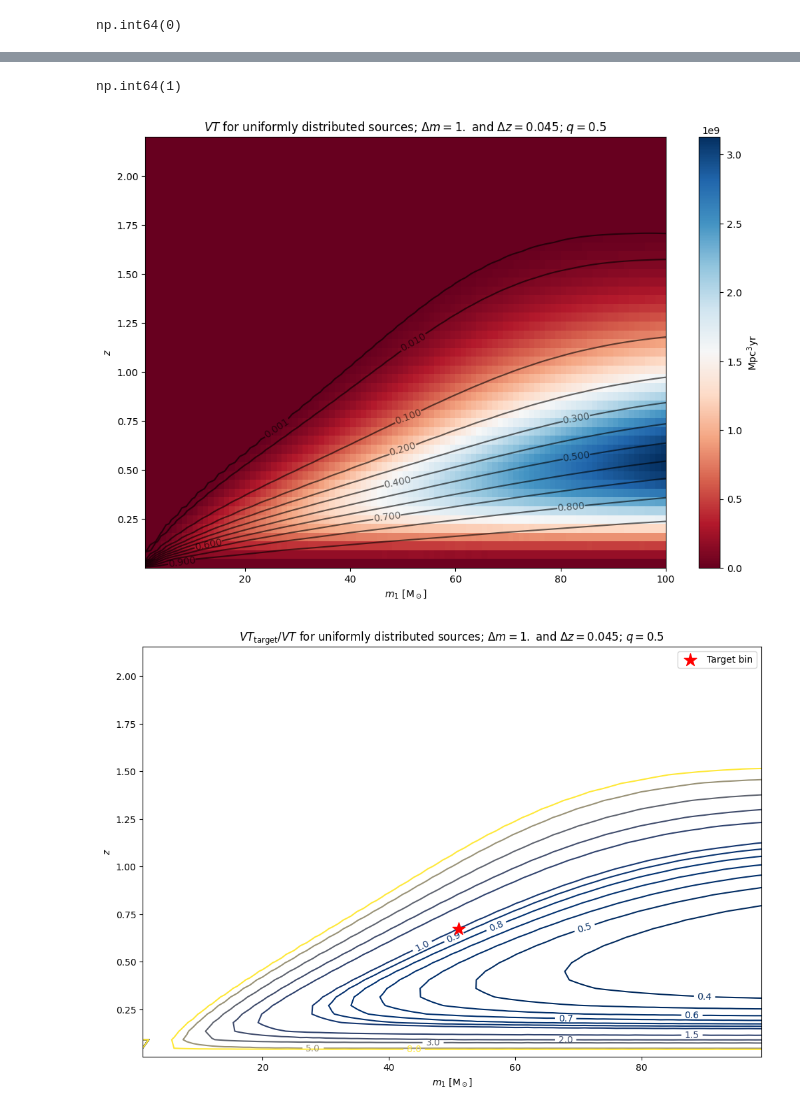
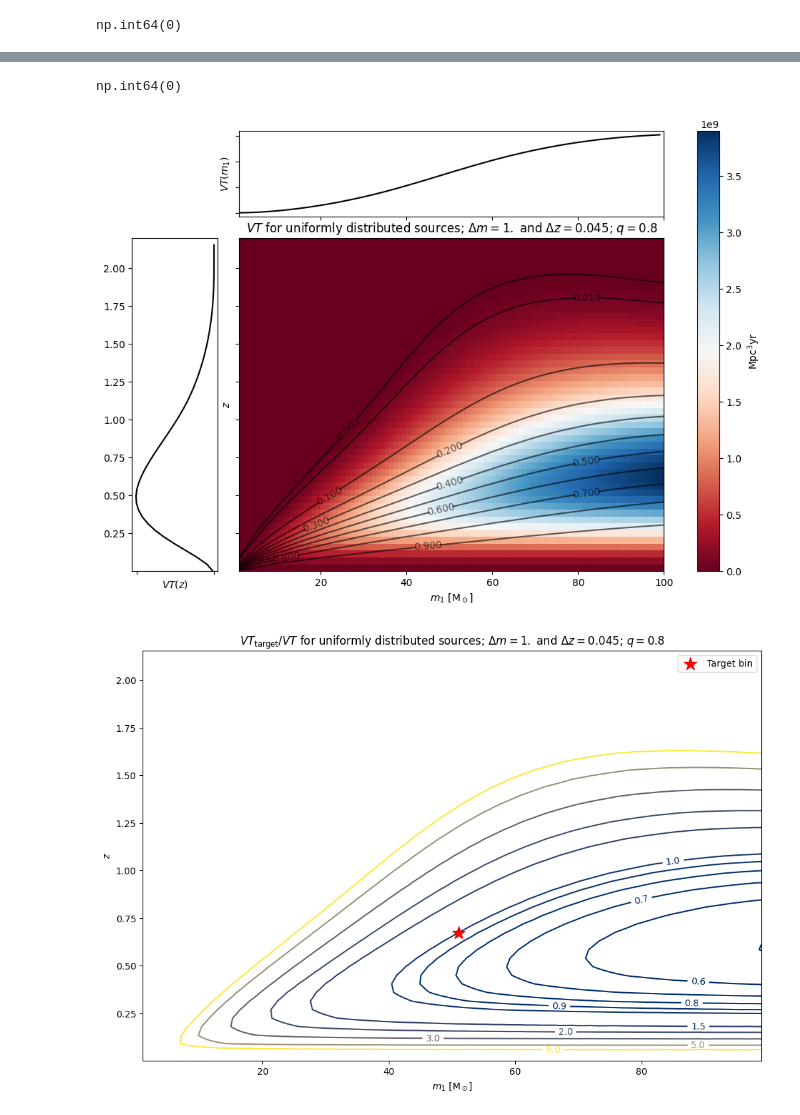
Before and after one commit to F3Solid/master_thesis, a Jupyter notebook: p_det_q.ipynb, the cells around one changed output, grey strips where cells are left out. Drawn from its saved outputs; the diff is of its cells as text; code cells hidden in the pictures.

```diff
--- a/p_det_q.ipynb
+++ b/p_det_q.ipynb
@@ -45,7 +61,7 @@ iLIGOShot
 iLIGOThermal
 # %%
 m1_min, m1_max, m1_len = 1, 100, 100
-q = 0.5 # m2 / m1, with m2 <= m1. Below q = 0.3 plots become a bit messy
+q = 0.8 # m2 / m1, with m2 <= m1. Below q = 0.3 plots become a bit messy
 z_min, z_max, z_len = 1e-4, 2.2, 50
 m1 = np.linspace(1, 100, m1_len)
 m2 = m1 * q
@@ -79,8 +95,8 @@ np.min(delta_f)
 # %% [output]
 np.float64(0.0030758579429499555)
 # %%
-p = gwdet.detectability(directory='data/', psd_from_path=True, psd_path='data/ET_ASD_file.txt', is_asd_file=True,
-                        flow=1., deltaf=1 / 40, snrthreshold=8., massmin=1, massmax=200, zmin=1e-4, zmax=2.2)
+# p = gwdet.detectability(directory='data/', psd_from_path=True, psd_path='data/ET_ASD_file.txt', is_asd_file=True,
+#                         flow=1., deltaf=1 / 40, snrthreshold=8., massmin=1, massmax=200, zmin=1e-4, zmax=2.2)
 # %%
 p_det = np.zeros((z_len, m1_len))
 
@@ -111,28 +144,49 @@ if __name__ == '__main__':
 # %%
 np.sum(VT < 0)
 # %% [output]
-np.int64(1)
+np.int64(0)
 # %%
 fig, ax = plt.subplots(figsize=(12, 8))
+
+divider = make_axes_locatable(ax)
+
+ax_m = divider.append_axes('top', 1.2, pad=0.3, sharex=ax)
+ax_z = divider.append_axes('left', 1.2, pad=0.3, sharey=ax)
+
+ax.tick_params(labelleft=False)
+ax_m.tick_params(labelbottom=False, labelleft=False)
+ax_z.tick_params(labelbottom=False)
 
 ax.set_title(r'$VT$ for uniformly distributed sources; $\Delta m = {0}$ and $\Delta z = {1}$; $q = {2}$'.format(np.format_float_positional((m1_max - m1_min) / (m1_len - 1), 3),
                                                                                                                 np.format_float_positional((z_max - z_min) / (z_len - 1), 3),
                                                                                                                 np.format_float_positional(q, 3)))
 ax.set_xlabel(r'$m_1\ [\text{M}_\odot$]')
 ax.set_ylabel(r'$z$')
 
+# VT heatmap
 cmap = plt.colormaps['RdBu']
 im = ax.pcolormesh(m1, z, VT, cmap=cmap, norm=mpl.colors.Normalize(vmin=np.min(VT), vmax=np.max(VT)))
 
+# pdet contour levels
 levels = [1e-3, 1e-2, 0.1, 0.2, 0.3, 0.4, 0.5, 0.6, 0.7, 0.8, 0.9, 1]
 cf = ax.contour(m1, z, p_det, levels=levels, colors='black', alpha=0.6)
 ax.clabel(cf)
 
 cbar = fig.colorbar(im, ax=ax, label=r'$\text{Mpc}^3 \text{yr}$')
 
+ax_m.set_ylabel(r'$VT(m_1)$')
+
+ax_m.plot(m1[:-1], np.sum(VT, axis=0), color='black')
+
+ax_z.set_xlabel(r'$VT(z)$')
+
+ax_z.xaxis.set_inverted(True)
+
+ax_z.plot(np.sum(VT, axis=1), z[:-1], color='black')
+
 plt.show()
 # %% [output]
-[figure, old version]
+[figure, new version]
 # %%
 # # Define the target bin using its relative position in the grid
 # rx, ry = 0.5, 0.3
@@ -163,4 +217,4 @@ ax.legend()
 
 plt.show()
 # %% [output]
-[figure, old version]
+[figure, new version]
```
Also changed, not shown: parts of 5 cells of this notebook, 1 other file.
